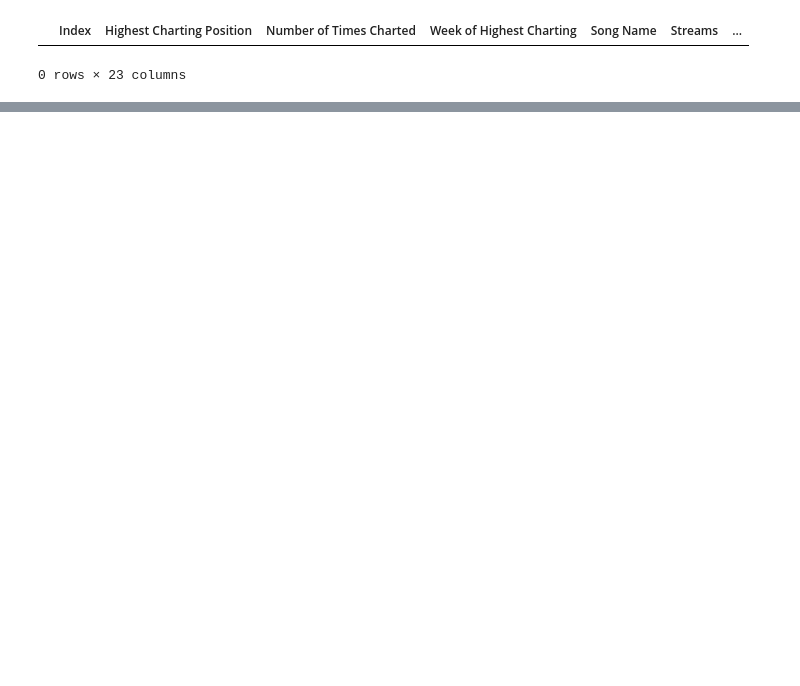
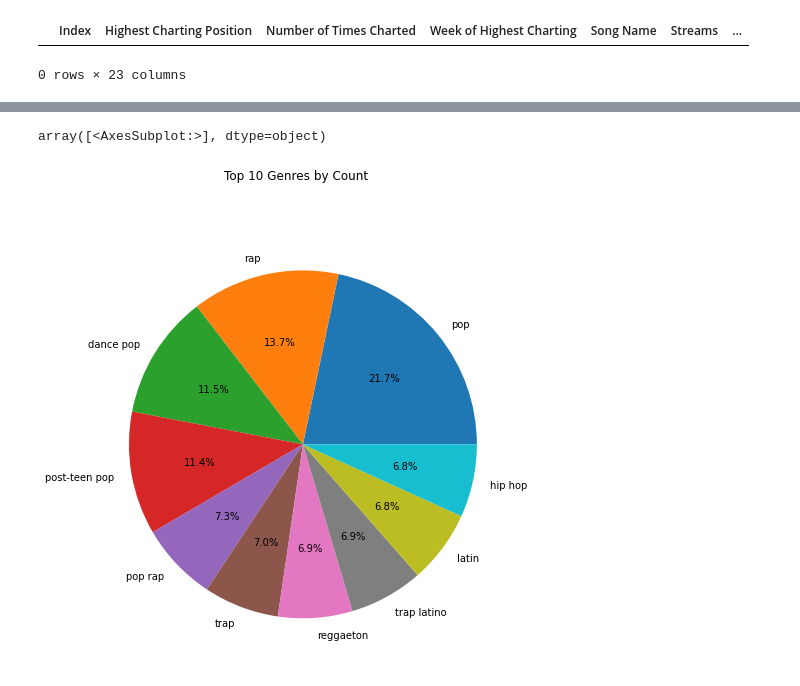
Before and after one commit to memeguerrini/Project-One, a Jupyter notebook: spotify.ipynb, the cells around one changed output, grey strips where cells are left out. Cells and saved outputs as stored; diff of their text form; code cells hidden in the pictures; blank space fills up the shorter version.

Commit message:
Updates to further cleansing process and correlations

```diff
--- a/spotify.ipynb
+++ b/spotify.ipynb
@@ -87,0 +39,7 @@ array([<AxesSubplot:>], dtype=object)
+# %%
+# Remove duplicate songs
+
+print(data_df[data_df.duplicated(subset=['Song ID'])].shape)
+data_df.drop_duplicates(subset=['Song ID'], inplace=True)
+print(data_df[data_df.duplicated(subset=['Song ID'])].shape)
+print(data_df.shape)
@@ -118,3 +91,34 @@ popularity_df.loc[popularity_df['Popularity']==0]
 # %% [output]
 |  | Index | Highest Charting Position | Number of Times Charted | Week of Highest Charting | Song Name | Streams | ... |
 0 rows × 23 columns
+# %%
+# Separate out genres so there is one genre per record
+
+# copy the data into a new set to manipulate for genre
+genre_df = popularity_df.copy()
+
+# Convert from object to string
+genre_df['Genre']=genre_df['Genre'].astype(str)
+
+# Find records that have no Genres and set them to 0
+genre_df.loc[genre_df["Genre"] == "[]", "Genre"] = np.nan
+genre_df["Genre"] = genre_df["Genre"].fillna(0)
+
+# Remove unneccessary characters
+genre_df["Genre"] = genre_df["Genre"].str.replace("[", "", regex=True)
+genre_df["Genre"] = genre_df["Genre"].str.replace("]", "", regex=True)
+genre_df["Genre"] = genre_df["Genre"].str.replace("'", "", regex=True)
+
+# Split on commas
+genre_df["Genre"] = genre_df["Genre"].str.split(",")
+
+# separte and create rows based on genres. There will now be a row for each
+# genre a given song has so we can easily create charts based on genre
+genre_df = genre_df.explode('Genre')
+
+# Now we have all the separete records, clean up white space issues that make things like "pop" and "  pop" get counted differently.
+genre_df["Genre"] = genre_df["Genre"].str.strip()
+
+# Render
+genre_df.head()
+#genre_df.columns
@@ -120,0 +133,10 @@ popularity_df.loc[popularity_df['Popularity']==0]
+# %%
+# Genereate pie chart for top 10 most popular genres based on the value count
+genre_df['Genre'].value_counts()[:10].plot.pie(subplots=True,
+                                               ylabel="",
+                                               title="Top 10 Genres by Count",
+                                               autopct='%1.1f%%',
+                                               figsize=(8,8))
+# %% [output]
+array([<AxesSubplot:>], dtype=object)
+[figure, new version]
```
Also changed, not shown: parts of 18 cells of this notebook, 9 other files.
